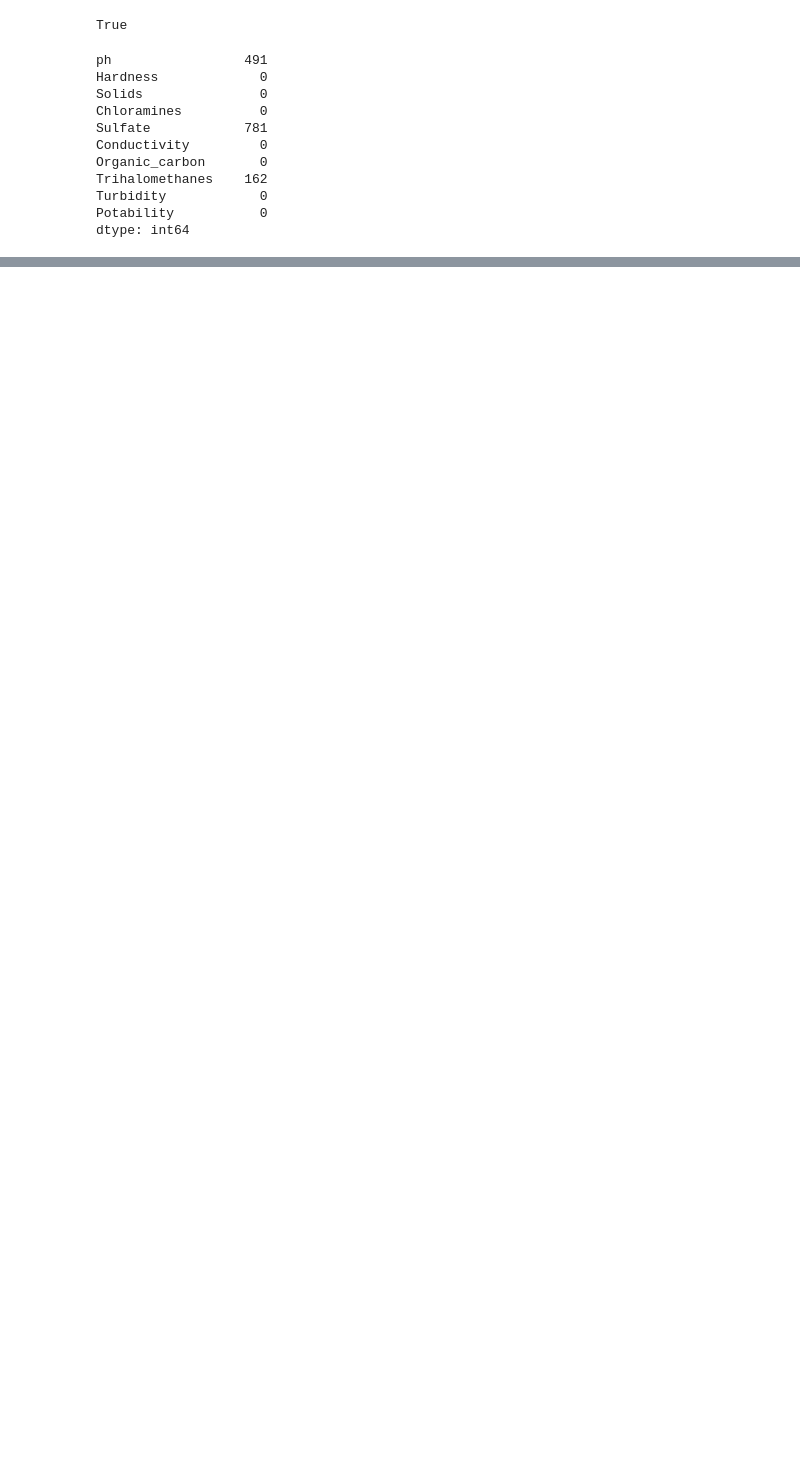
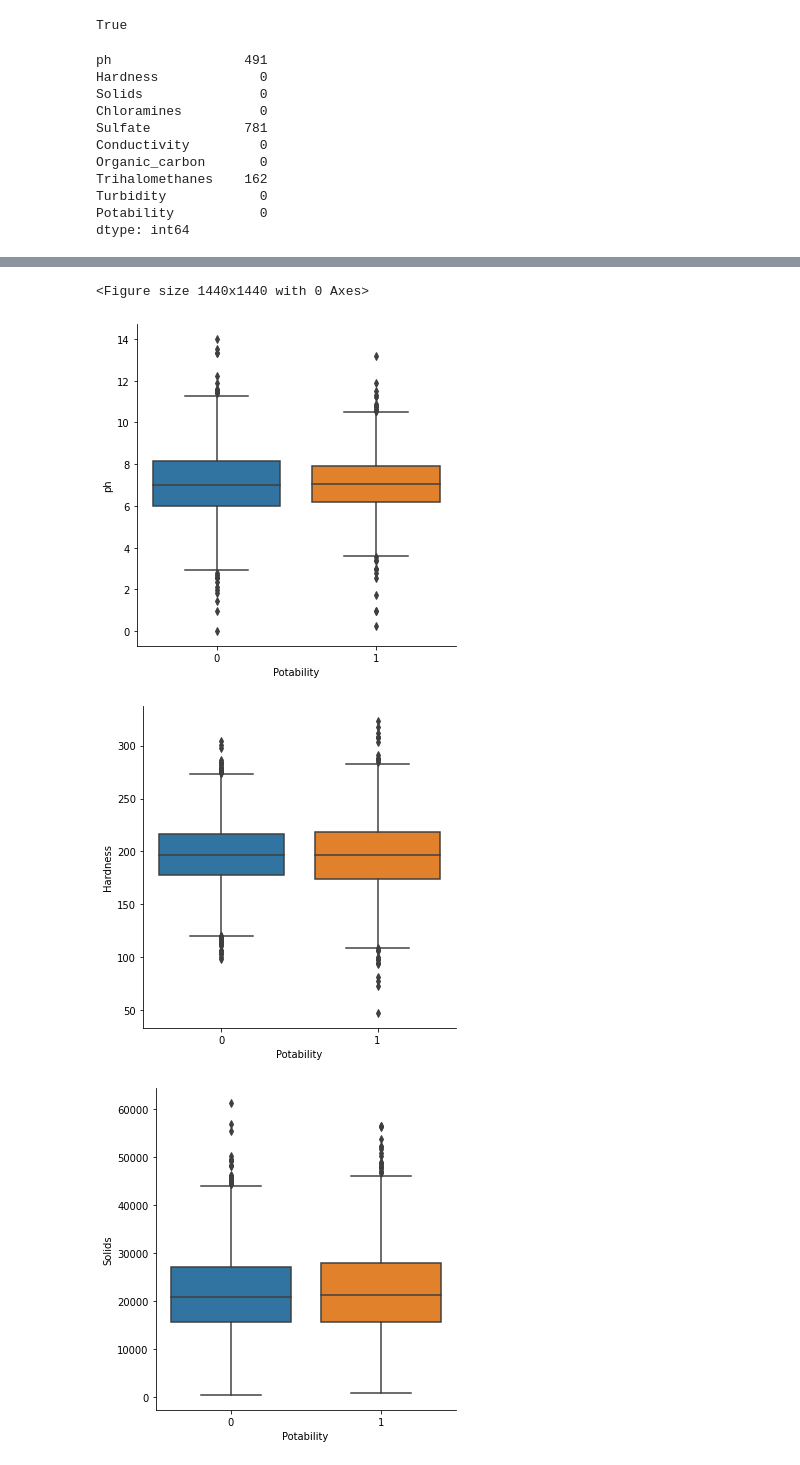
Before and after one commit to stejul/waterQualityDS, a Jupyter notebook: eda/EDA.ipynb, the cells around one changed output, grey strips where cells are left out. Cells and saved outputs as stored; diff of their text form; code cells hidden in the pictures; blank space fills up the shorter version.

```diff
--- a/eda/EDA.ipynb
+++ b/eda/EDA.ipynb
@@ -111,0 +133,11 @@ AttributeError: 'NoneType' object has no attribute 'tail'
+# %%
+#Show catplot in relation to potability with various other parameters
+plt.figure(figsize=(20, 20))
+for name in cols:
+    plot = sns.catplot(x="Potability", y=name, data=dfNN, kind="box")
+    plot.set_title = name
+# %% [output]
+<Figure size 1440x1440 with 0 Axes>
+[figure, added]
+[figure, added]
+[figure, added]
```
Also changed, not shown: parts of 7 cells of this notebook.
